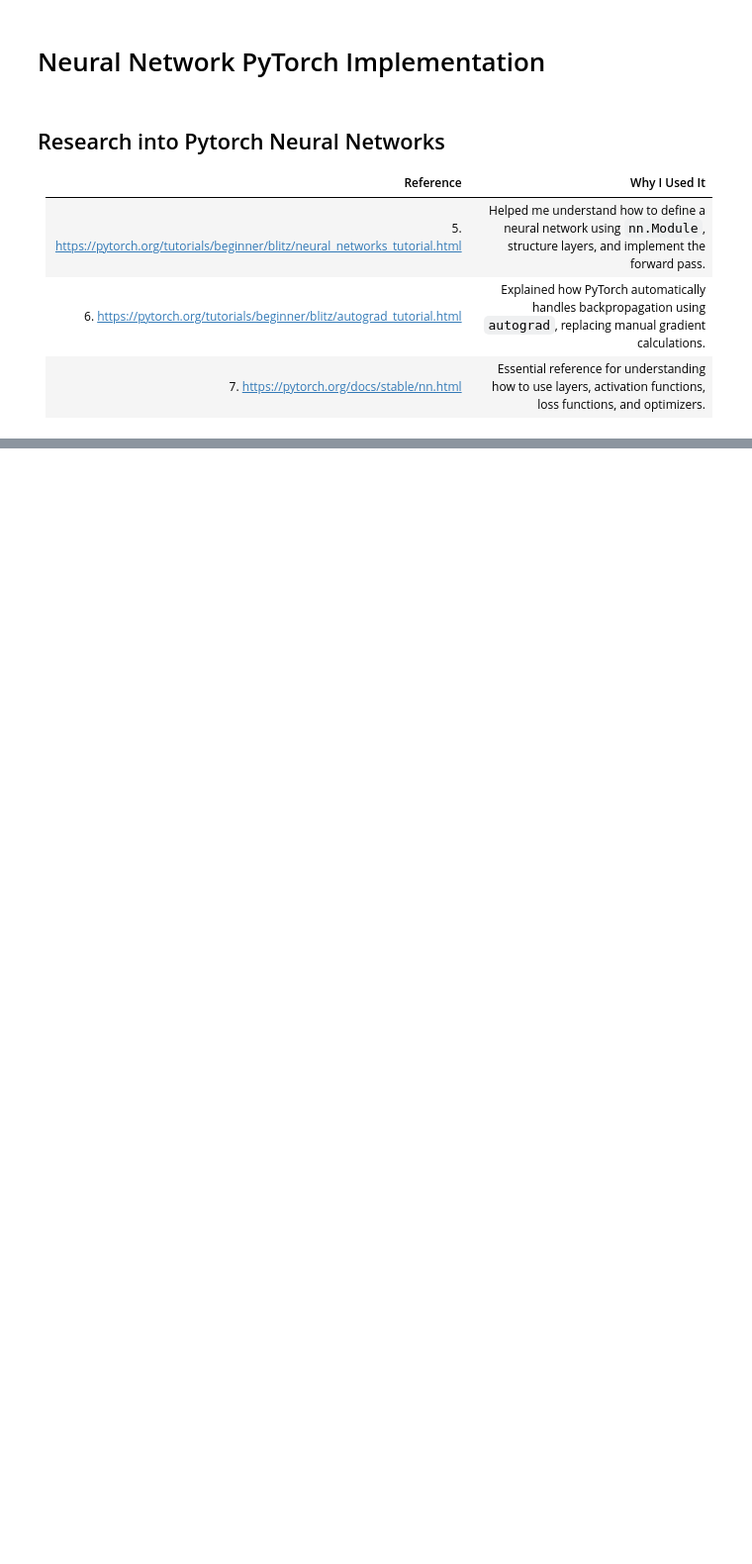
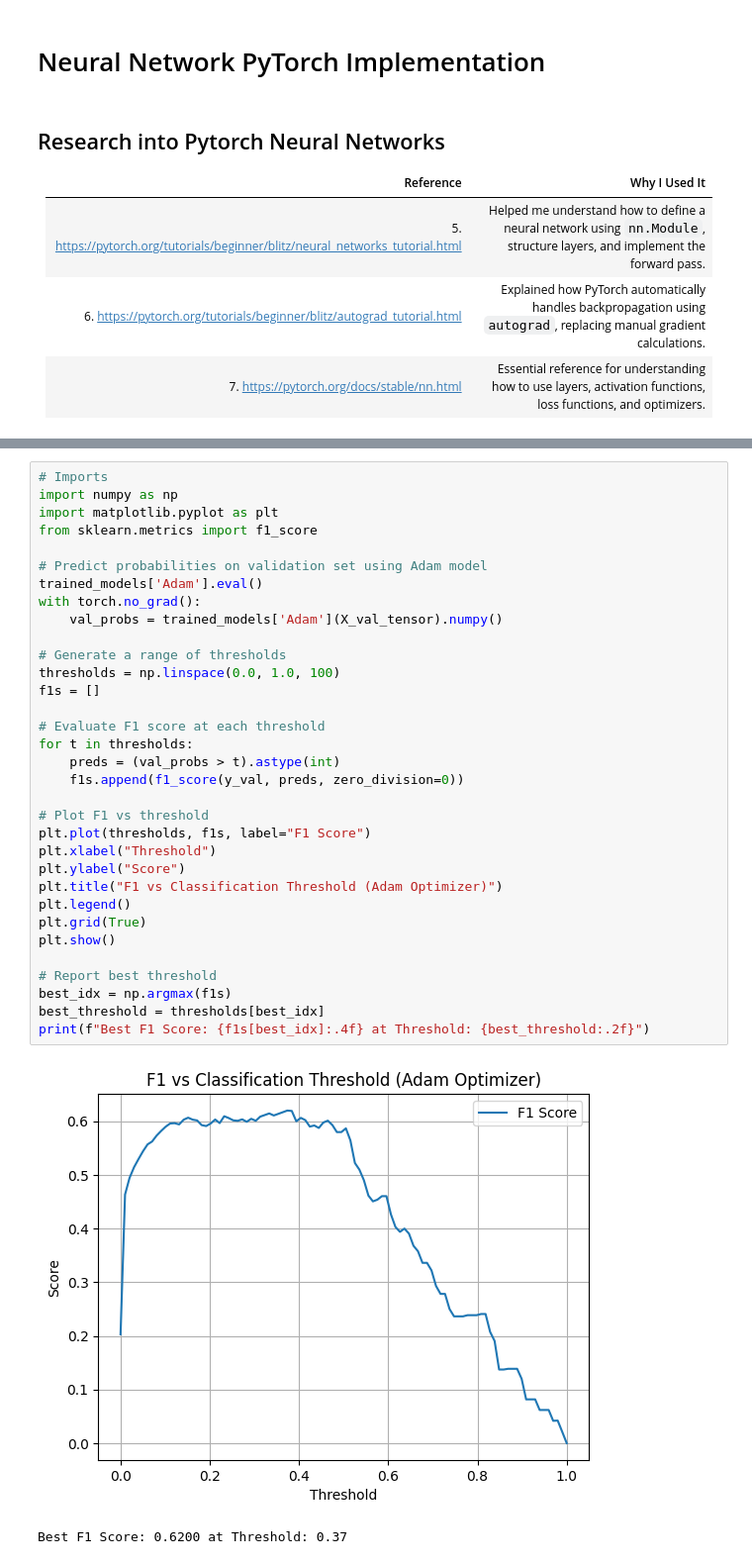
Before and after one commit to Kyle-J13/proj-ai-ml, a Jupyter notebook: projects/BankMarketing-classifiers/neural-network/bank-neural-net.ipynb, the cells around one changed output, grey strips where cells are left out. Shown at 99% size. Drawn from its saved outputs; the diff is of its cells as text; blank space fills up the shorter version.

```diff
--- a/projects/BankMarketing-classifiers/neural-network/bank-neural-net.ipynb
+++ b/projects/BankMarketing-classifiers/neural-network/bank-neural-net.ipynb
@@ -361,0 +523,36 @@ F1 Score: 0.5894
+# %%
+# Imports
+import numpy as np
+import matplotlib.pyplot as plt
+from sklearn.metrics import f1_score
+
+# Predict probabilities on validation set using Adam model
+trained_models['Adam'].eval()
+with torch.no_grad():
+    val_probs = trained_models['Adam'](X_val_tensor).numpy()
+
+# Generate a range of thresholds
+thresholds = np.linspace(0.0, 1.0, 100)
+f1s = []
+
+# Evaluate F1 score at each threshold
+for t in thresholds:
+    preds = (val_probs > t).astype(int)
+    f1s.append(f1_score(y_val, preds, zero_division=0))
+
+# Plot F1 vs threshold
+plt.plot(thresholds, f1s, label="F1 Score")
+plt.xlabel("Threshold")
+plt.ylabel("Score")
+plt.title("F1 vs Classification Threshold (Adam Optimizer)")
+plt.legend()
+plt.grid(True)
+plt.show()
+
+# Report best threshold
+best_idx = np.argmax(f1s)
+best_threshold = thresholds[best_idx]
+print(f"Best F1 Score: {f1s[best_idx]:.4f} at Threshold: {best_threshold:.2f}")
+# %% [output]
+[figure, added]
+Best F1 Score: 0.6200 at Threshold: 0.37
```
Also changed, not shown: parts of 22 cells of this notebook.
